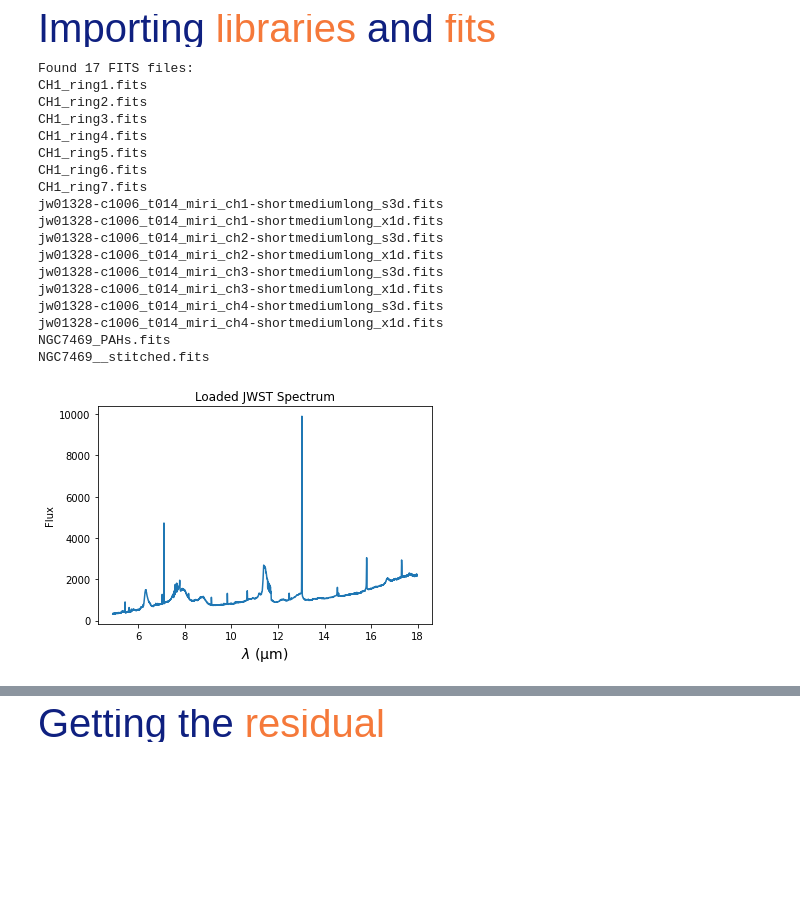
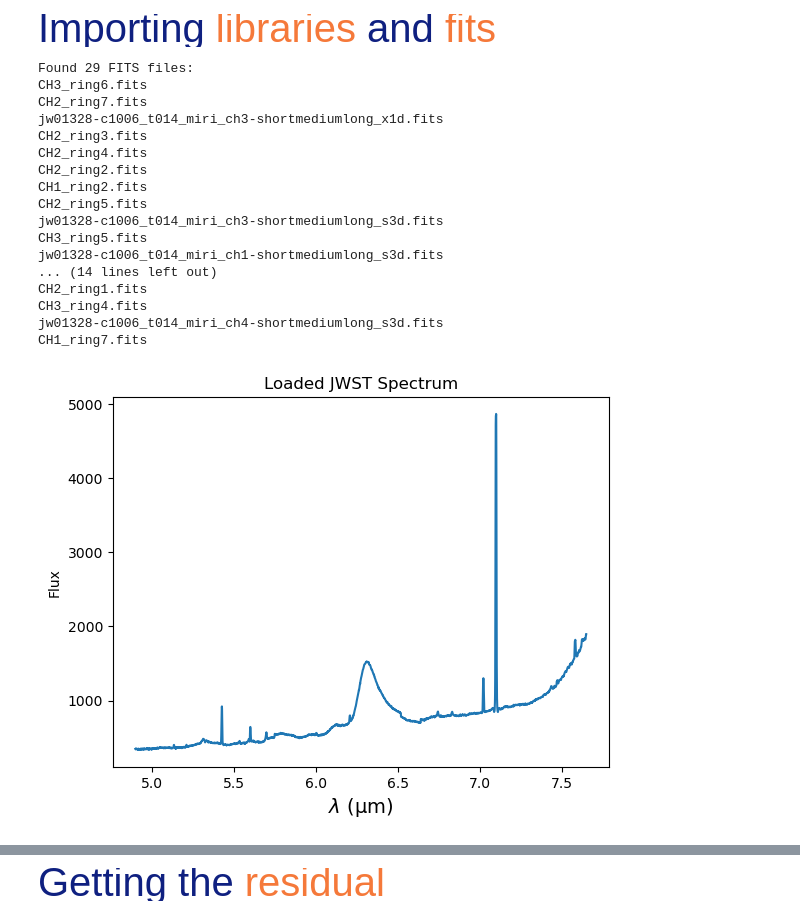
Before and after one commit to Astro-chemistry/JWSTPAH, a Jupyter notebook: PAHs - PAHdb.ipynb, the cells around one changed output, grey strips where cells are left out. Cells and saved outputs as stored; diff of their text form; code cells hidden in the pictures; blank space fills up the shorter version.

```diff
--- a/PAHs - PAHdb.ipynb
+++ b/PAHs - PAHdb.ipynb
@@ -29,43 +29,42 @@ from specutils.manipulation import extract_region
 from specutils import SpectralRegion
 from astropy.table import Table
 
-fits_dir = '/Users/Juan/Downloads/Research/JWSTPAH'
+fits_dir = '/home/juan/Downloads/Research/JWSTPAH'
 fits_files = [f for f in os.listdir(fits_dir) if f.endswith('.fits')]
 
 print(f"Found {len(fits_files)} FITS files:")
 for file in fits_files:
     print(file)
 # %% [output]
-Found 17 FITS files:
-CH1_ring1.fits
+Found 29 FITS files:
+CH3_ring6.fits
+CH2_ring7.fits
+jw01328-c1006_t014_miri_ch3-shortmediumlong_x1d.fits
+CH2_ring3.fits
+CH2_ring4.fits
+CH2_ring2.fits
 CH1_ring2.fits
-CH1_ring3.fits
-CH1_ring4.fits
-CH1_ring5.fits
-CH1_ring6.fits
+CH2_ring5.fits
+jw01328-c1006_t014_miri_ch3-shortmediumlong_s3d.fits
+CH3_ring5.fits
+jw01328-c1006_t014_miri_ch1-shortmediumlong_s3d.fits
+... (14 lines left out)
+CH2_ring1.fits
+CH3_ring4.fits
+jw01328-c1006_t014_miri_ch4-shortmediumlong_s3d.fits
 CH1_ring7.fits
-jw01328-c1006_t014_miri_ch1-shortmediumlong_s3d.fits
-jw01328-c1006_t014_miri_ch1-shortmediumlong_x1d.fits
-jw01328-c1006_t014_miri_ch2-shortmediumlong_s3d.fits
-jw01328-c1006_t014_miri_ch2-shortmediumlong_x1d.fits
-jw01328-c1006_t014_miri_ch3-shortmediumlong_s3d.fits
-jw01328-c1006_t014_miri_ch3-shortmediumlong_x1d.fits
-jw01328-c1006_t014_miri_ch4-shortmediumlong_s3d.fits
-jw01328-c1006_t014_miri_ch4-shortmediumlong_x1d.fits
-NGC7469_PAHs.fits
-NGC7469__stitched.fits
 # %%
-obsjwst = Observation("/Users/Juan/Downloads/Research/JWSTPAH/NGC7469__stitched.fits")
+obsjwst = Observation("/home/juan/Downloads/Research/JWSTPAH/jw01328-c1006_t014_miri_ch1-shortmediumlong_x1d.fits")
 obsjwst.spectrum.meta["colnames"] = ["Wavelength", "Flux"]
 s = obsjwst.spectrum
 
 plt.plot(s.spectral_axis, s.flux[0, 0, :])
 plt.xlabel(r'$\lambda$ (μm)', fontsize=14)
 plt.ylabel("Flux")
 plt.title("Loaded JWST Spectrum")
 plt.show()
 # %% [output]
-[figure, old version]
+[figure, new version]
 # %%
 resultjwst = Decomposer(obsjwst.spectrum)
 
```
Also changed, not shown: parts of 2 cells of this notebook, 4 other files.
